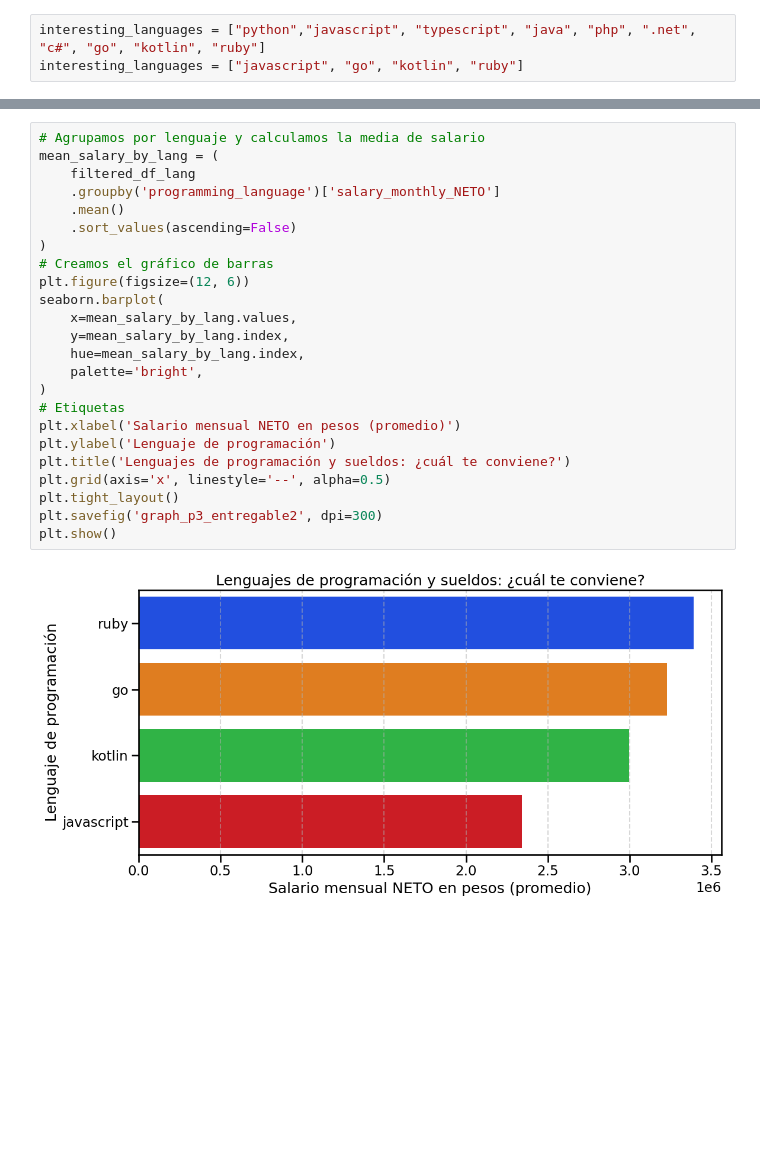
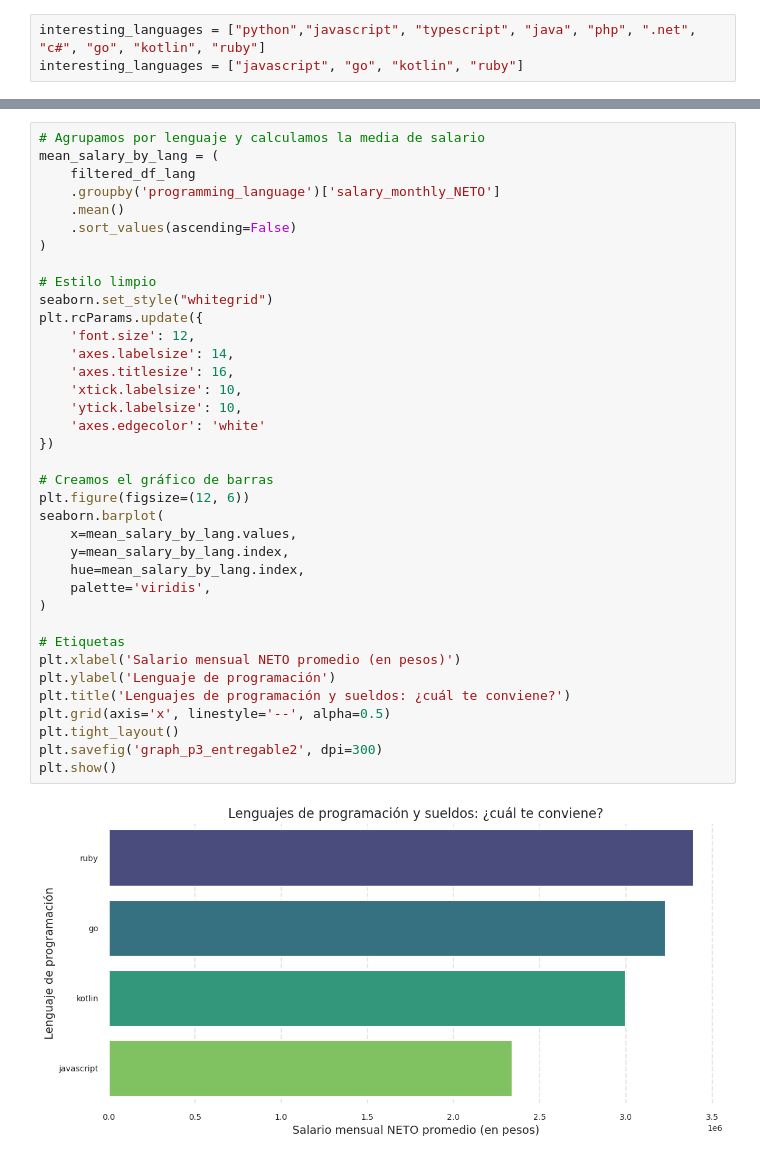
Before and after one commit to gonzaloangaut/DiploDatos, a Jupyter notebook: AyVD/Entregables/Extras_Parte_2/Problema_3_Entregable_2.ipynb, the cells around one changed output, grey strips where cells are left out. Saved outputs shown, nothing was run; the diff lists cells and outputs as text; blank space fills up the shorter version.

```diff
--- a/AyVD/Entregables/Extras_Parte_2/Problema_3_Entregable_2.ipynb
+++ b/AyVD/Entregables/Extras_Parte_2/Problema_3_Entregable_2.ipynb
@@ -148,26 +148,39 @@ filtered_df_lang[:5]
 # %%
 # Agrupamos por lenguaje y calculamos la media de salario
 mean_salary_by_lang = (
     filtered_df_lang
     .groupby('programming_language')['salary_monthly_NETO']
     .mean()
     .sort_values(ascending=False)
 )
+
+# Estilo limpio
+seaborn.set_style("whitegrid")
+plt.rcParams.update({
+    'font.size': 12,
+    'axes.labelsize': 14,
+    'axes.titlesize': 16,
+    'xtick.labelsize': 10,
+    'ytick.labelsize': 10,
+    'axes.edgecolor': 'white'
+})
+
 # Creamos el gráfico de barras
 plt.figure(figsize=(12, 6))
 seaborn.barplot(
     x=mean_salary_by_lang.values,
     y=mean_salary_by_lang.index,
     hue=mean_salary_by_lang.index,
-    palette='bright',
+    palette='viridis',
 )
+
 # Etiquetas
-plt.xlabel('Salario mensual NETO en pesos (promedio)')
+plt.xlabel('Salario mensual NETO promedio (en pesos)')
 plt.ylabel('Lenguaje de programación')
 plt.title('Lenguajes de programación y sueldos: ¿cuál te conviene?')
 plt.grid(axis='x', linestyle='--', alpha=0.5)
 plt.tight_layout()
 plt.savefig('graph_p3_entregable2', dpi=300)
 plt.show()
 # %% [output]
-[figure, old version]
+[figure, new version]
```
Also changed, not shown: 3 other files.
